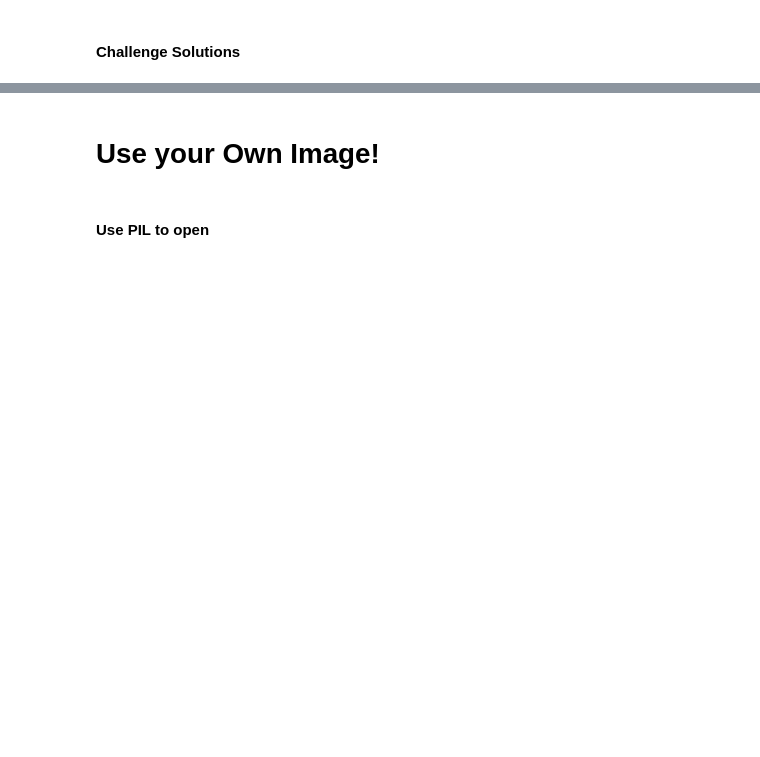
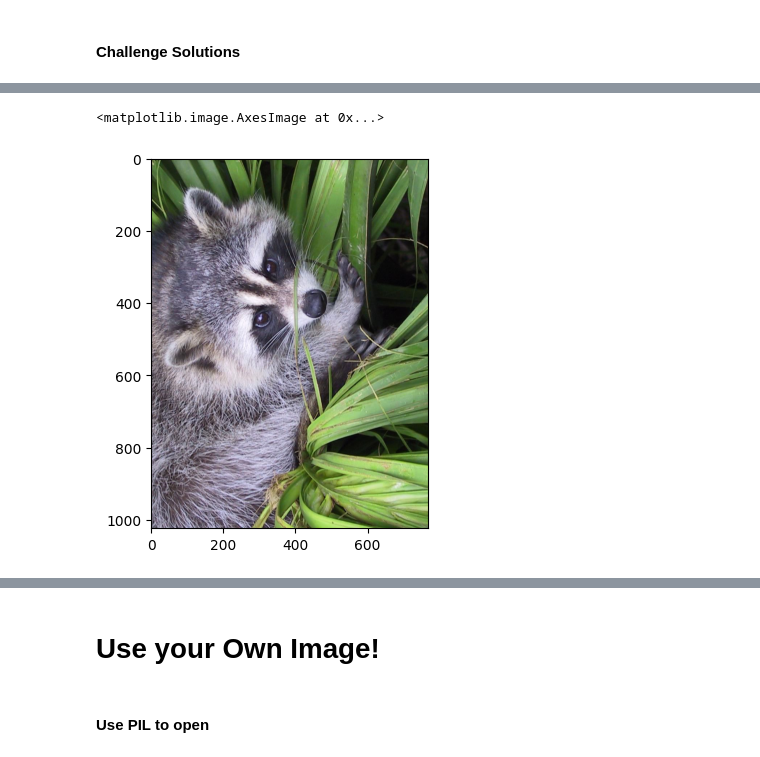
Before and after one commit to itsjordanmuller/2023-python-100-days, a Jupyter notebook: Day-077/Projects/NumPy and N-Dimensional Arrays/Computation_with_NumPy_and_N_Dimensional_Arrays_(start).ipynb, the cells around one changed output, grey strips where cells are left out. Drawn from its saved outputs; the diff is of its cells as text; code cells hidden in the pictures; blank space fills up the shorter version.

```diff
--- a/Day-077/Projects/NumPy and N-Dimensional Arrays/Computation_with_NumPy_and_N_Dimensional_Arrays_(start).ipynb
+++ b/Day-077/Projects/NumPy and N-Dimensional Arrays/Computation_with_NumPy_and_N_Dimensional_Arrays_(start).ipynb
@@ -376,0 +382,5 @@ plt.imshow(grey_img, cmap="gray")
+# %%
+plt.imshow(np.rot90(face))
+# %% [output]
+<matplotlib.image.AxesImage at 0x...>
+[figure, added]
```
Also changed, not shown: parts of 2 cells of this notebook.
